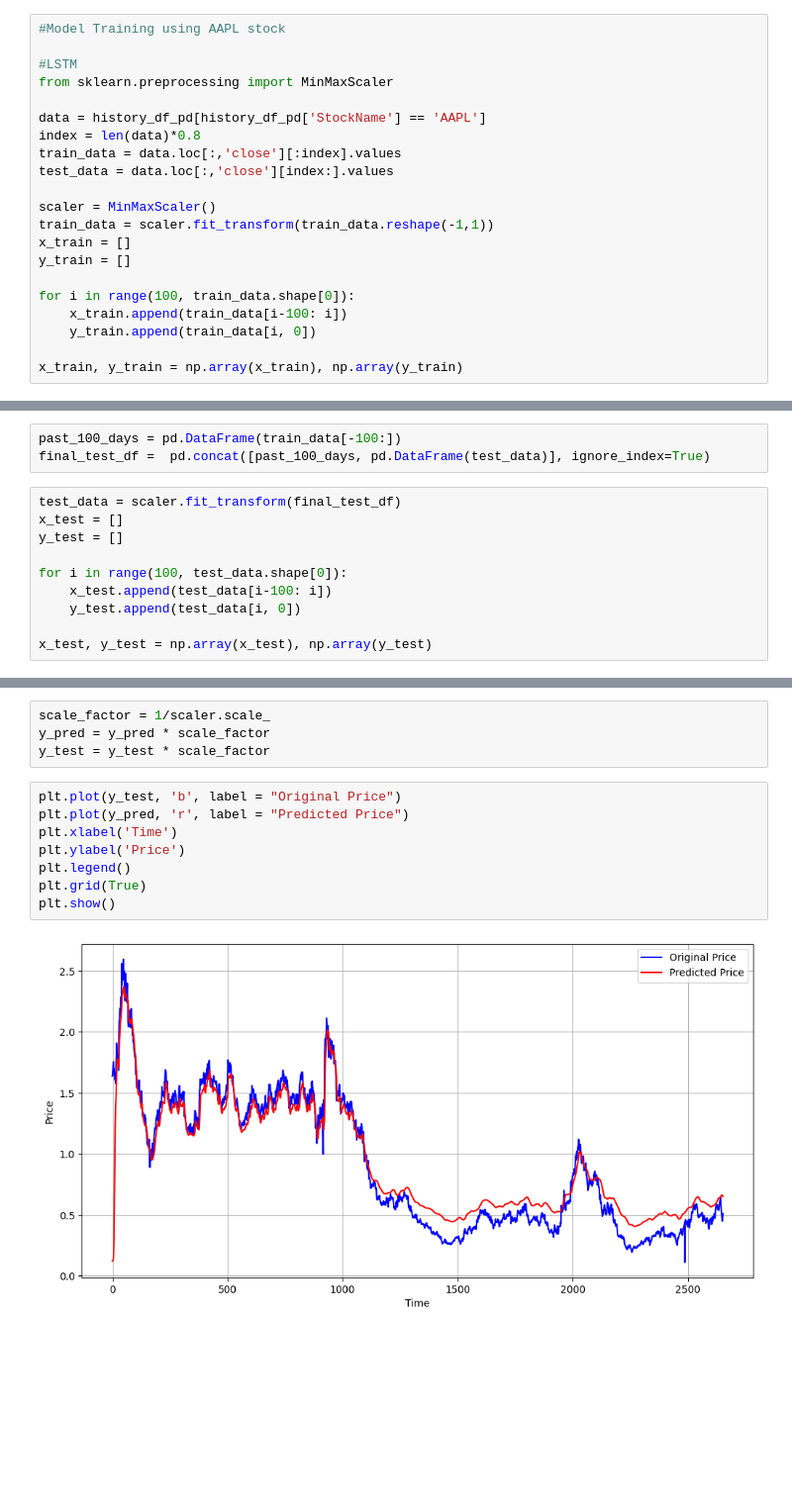
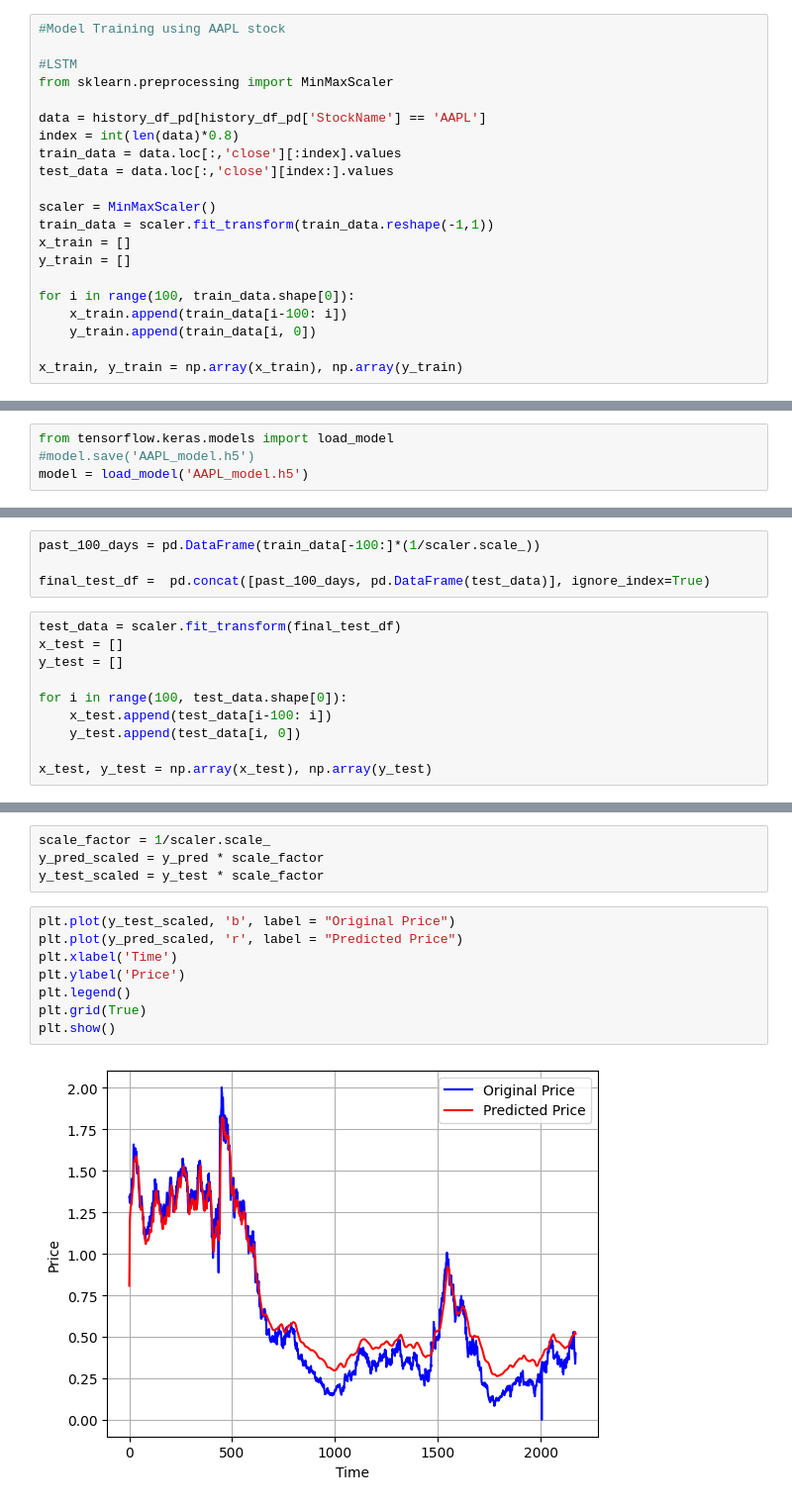
Before and after one commit to princydd17/CS-GY-6513---Big-Data-Project, a Jupyter notebook: BigDataProject.ipynb, the cells around one changed output, grey strips where cells are left out. Shown at 99% size. Drawn from its saved outputs; the diff is of its cells as text; blank space fills up the shorter version.

```diff
--- a/BigDataProject.ipynb
+++ b/BigDataProject.ipynb
@@ -203,7 +203,7 @@ Dropdown(description='StockNames:', options=('RIV', 'ANTE', 'CSCO', 'PRI', 'NZF'
 from sklearn.preprocessing import MinMaxScaler
 
 data = history_df_pd[history_df_pd['StockName'] == 'AAPL']
-index = len(data)*0.8
+index = int(len(data)*0.8)
 train_data = data.loc[:,'close'][:index].values
 test_data = data.loc[:,'close'][index:].values
 
@@ -293,0 +290,4 @@ WARNING:absl:You are saving your model as an HDF5 file via `model.save()` or `ke
+# %%
+from tensorflow.keras.models import load_model
+#model.save('AAPL_model.h5')
+model = load_model('AAPL_model.h5')
@@ -294,5 +296,6 @@ WARNING:absl:You are saving your model as an HDF5 file via `model.save()` or `ke
 # %%
-past_100_days = pd.DataFrame(train_data[-100:])
+past_100_days = pd.DataFrame(train_data[-100:]*(1/scaler.scale_))
+
 final_test_df =  pd.concat([past_100_days, pd.DataFrame(test_data)], ignore_index=True)
 # %%
 test_data = scaler.fit_transform(final_test_df)
@@ -311,14 +314,14 @@ y_pred = model.predict(x_test)
 # %%
 scale_factor = 1/scaler.scale_
-y_pred = y_pred * scale_factor
-y_test = y_test * scale_factor
+y_pred_scaled = y_pred * scale_factor
+y_test_scaled = y_test * scale_factor
 # %%
-plt.plot(y_test, 'b', label = "Original Price")
-plt.plot(y_pred, 'r', label = "Predicted Price")
+plt.plot(y_test_scaled, 'b', label = "Original Price")
+plt.plot(y_pred_scaled, 'r', label = "Predicted Price")
 plt.xlabel('Time')
 plt.ylabel('Price')
 plt.legend()
 plt.grid(True)
 plt.show()
 # %% [output]
-[figure, old version]
+[figure, new version]
```
Also changed, not shown: parts of 12 cells of this notebook, 20 other files.
